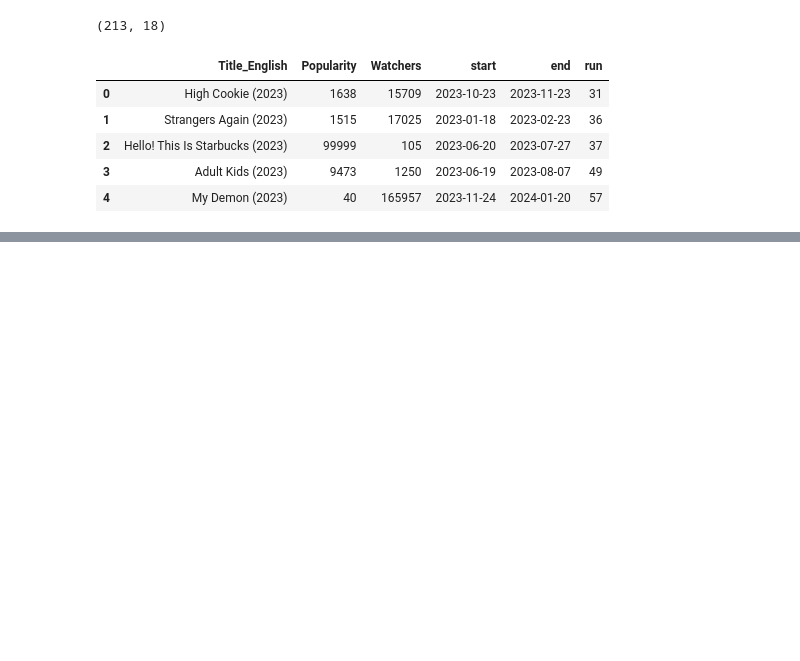
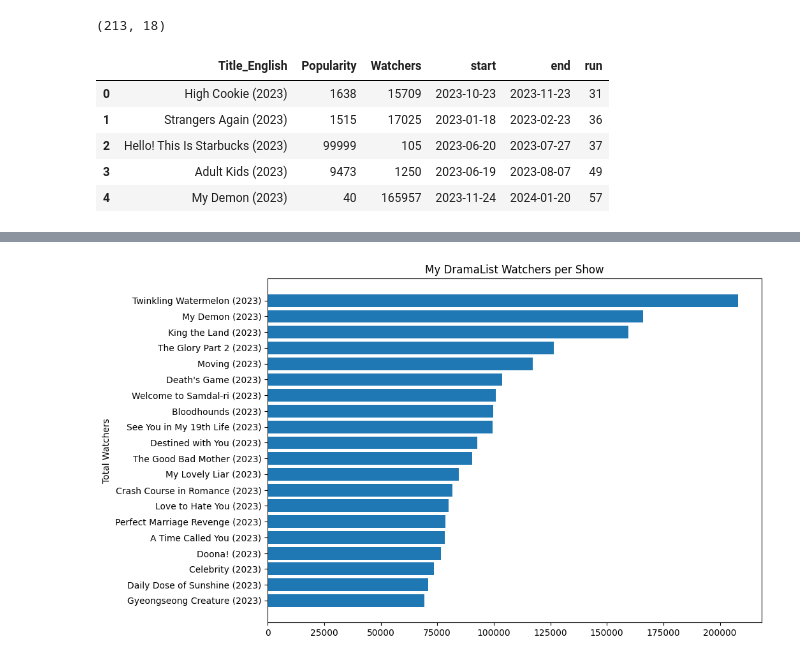
Before and after one commit to Anisa-rodriguez05/week3-fri, a Jupyter notebook: Part5.ipynb, the cells around one changed output, grey strips where cells are left out. Saved outputs shown, nothing was run; the diff lists cells and outputs as text; code cells hidden in the pictures; blank space fills up the shorter version.

```diff
--- a/Part5.ipynb
+++ b/Part5.ipynb
@@ -28,0 +31,3 @@ df[["Title_English", "Popularity", "Watchers", "start", "end", "run"]].head()
+# %%
+top = df.sort_values("Popularity").head(20)
+print(top)
@@ -28,0 +52,12 @@ df[["Title_English", "Popularity", "Watchers", "start", "end", "run"]].head()
+# %%
+bar=top.sort_values("Watchers")
+
+plt.figure(figsize=(10,7))
+plt.barh(bar["Title_English"], bar["Watchers"])
+
+
+plt.title("My DramaList Watchers per Show")
+plt.ylabel("Total Watchers")
+plt.show()
+# %% [output]
+[figure, added]
```
Also changed, not shown: parts of 3 cells of this notebook.
